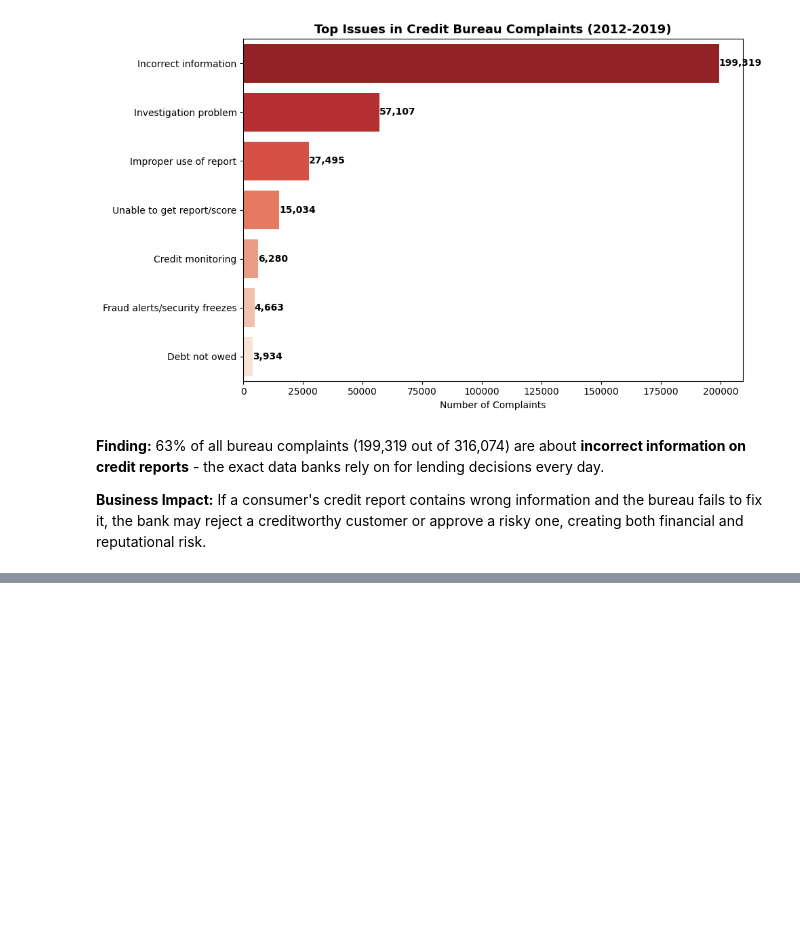
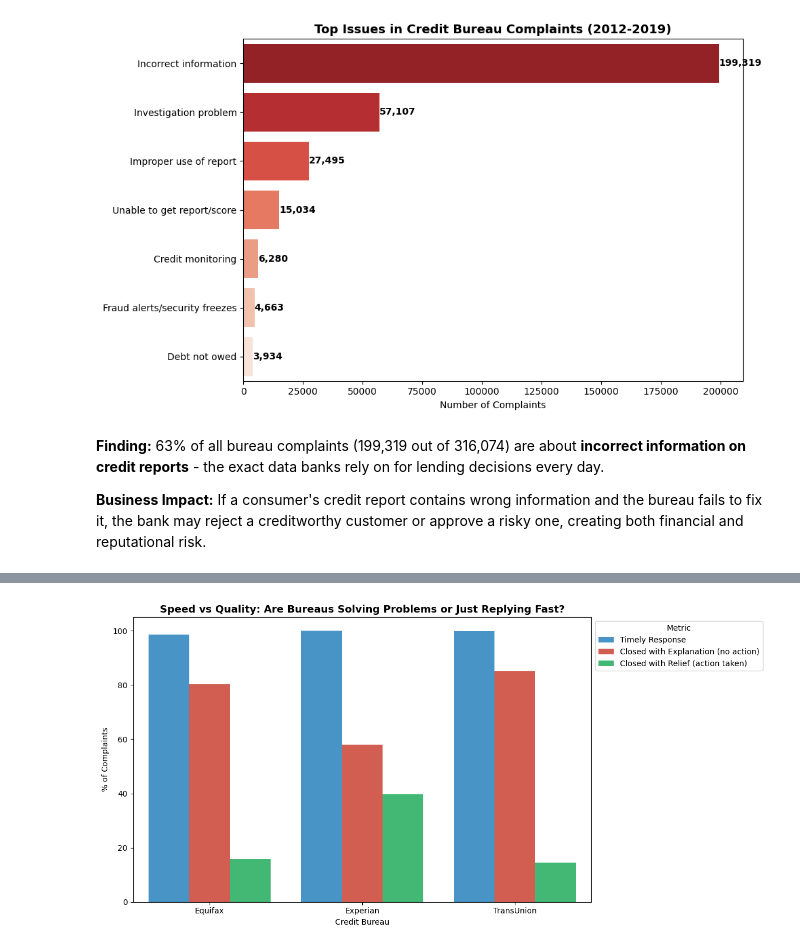
Before and after one commit to jarviscanada/jarvis_data_eng_SamiaCarchaf, a Jupyter notebook: python_data_analytics/sql_complaints.ipynb, the cells around one changed output, grey strips where cells are left out. Drawn from its saved outputs; the diff is of its cells as text; code cells hidden in the pictures; blank space fills up the shorter version.

```diff
--- a/python_data_analytics/sql_complaints.ipynb
+++ b/python_data_analytics/sql_complaints.ipynb
@@ -835,0 +950,10 @@ plt.show()
+# %%
+# Combine speed + quality
+speed_quality = df_bureaus.groupby('company').agg(
+    timely_pct=('timely_response', lambda x: (x == 'Yes').mean() * 100),
+    explanation_pct=('company_response', lambda x: (x == 'Closed with explanation').mean() * 100),
+    relief_pct=('company_response', lambda x: (x == 'Closed with non-monetary relief').mean() * 100)
+).reset_index()
+
+speed_quality['company'] = ['Equifax', 'Experian', 'TransUnion']
+speed_quality.round(1)
@@ -835,0 +967,8 @@ plt.show()
+# %%
+speed_quality_plot = speed_quality.melt(
+    id_vars='company',
+    value_vars=['timely_pct', 'explanation_pct', 'relief_pct'],
+    var_name='metric',
+    value_name='percentage'
+)
+speed_quality_plot
@@ -835,0 +986,21 @@ plt.show()
+# %%
+# Rename for display
+speed_quality_plot['metric'] = speed_quality_plot['metric'].replace({
+    'timely_pct': 'Timely Response',
+    'explanation_pct': 'Closed with Explanation (no action)',
+    'relief_pct': 'Closed with Relief (action taken)'
+})
+
+plt.figure(figsize=(12, 6))
+sns.barplot(data=speed_quality_plot, x='company', y='percentage',
+            hue='metric', palette=['#3498db', '#e74c3c', '#2ecc71'])
+
+plt.title('Speed vs Quality: Are Bureaus Solving Problems or Just Replying Fast?',
+          fontsize=13, fontweight='bold')
+plt.xlabel('Credit Bureau')
+plt.ylabel('% of Complaints')
+plt.legend(title='Metric', bbox_to_anchor=(1, 1))
+plt.tight_layout()
+plt.show()
+# %% [output]
+[figure, added]
```
Also changed, not shown: parts of 24 cells of this notebook.
